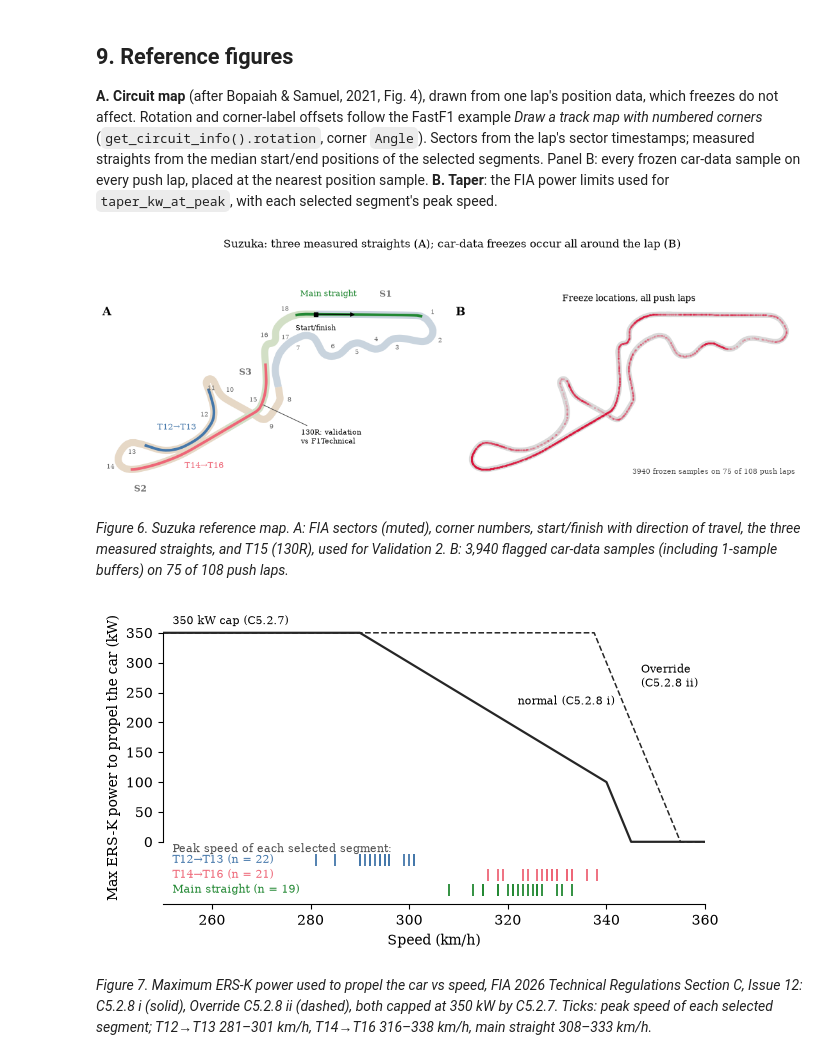
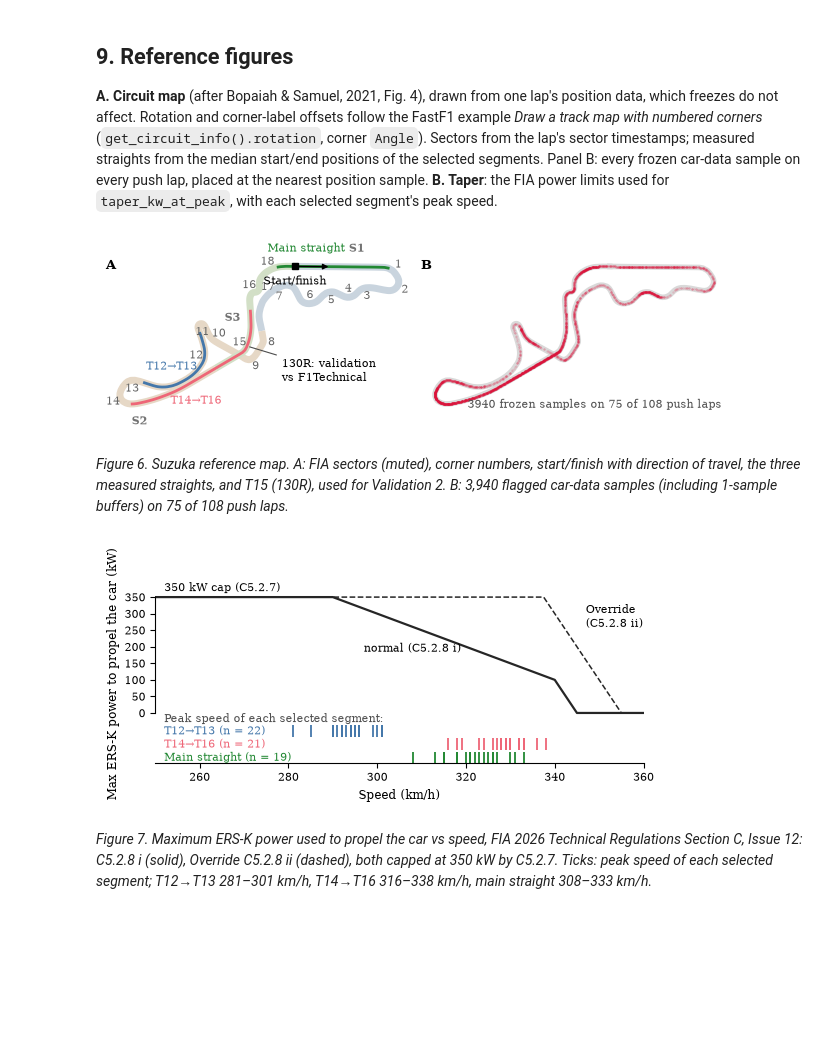
Before and after one commit to see7ien/Flat-Out, a Jupyter notebook: 01_japan_validation.ipynb, the cells around one changed output. Cells and saved outputs as stored; diff of their text form; code cells hidden in the pictures; blank space fills up the shorter version.

```diff
--- a/01_japan_validation.ipynb
+++ b/01_japan_validation.ipynb
@@ -879,62 +879,67 @@ xy, xyd = rotate(pos[["X", "Y"]].to_numpy(), ang), xy_cumdist(pos)
 pt = pos["SessionTime"].dt.total_seconds().to_numpy()
 i1, i2 = (int(np.abs(pt - ref[c].total_seconds()).argmin()) for c in ("Sector1SessionTime", "Sector2SessionTime"))
 
-fig, (axA, axB) = plt.subplots(1, 2, figsize=(11, 4.6), layout="constrained")
+fig, (axA, axB) = plt.subplots(1, 2, figsize=(FULL_W, 2.9), layout="constrained")
 taken = []
 for n, c in corners.iterrows():
     off = rotate([600, 0], c.Angle / 180 * np.pi)
     pc = rotate([c.X + off[0], c.Y + off[1]], ang)
-    axA.text(*pc, str(n), fontsize=7, color="0.4", ha="center", va="center")
+    axA.text(*pc, str(n), fontsize=8, color="0.4", ha="center", va="center")
     taken.append(pc)
 p15 = rotate([corners.loc[15, "X"], corners.loc[15, "Y"]], ang)
 note = p15 + np.array([2500, -2500])
 axA.annotate("130R: validation\nvs F1Technical", xy=p15, xytext=note, fontsize=8, arrowprops=dict(arrowstyle="-", color="0.3", lw=0.8))
 taken.append(note)
 for (a, b), col, name in zip([(0, i1 + 1), (i1, i2 + 1), (i2, len(xy))], ["#c9d4de", "#e6d8c6", "#d2dfc6"], ["S1", "S2", "S3"]):
-    axA.plot(*xy[a:b].T, color=col, lw=8, solid_capstyle="butt", zorder=1)
-    place_label(axA, xy, np.linspace(a, b - 1, 7).astype(int)[1:-1], name, taken, fontsize=10, color="0.45", fontweight="bold")
+    axA.plot(*xy[a:b].T, color=col, lw=5, solid_capstyle="butt", zorder=1)
+    place_label(axA, xy, np.linspace(a, b - 1, 7).astype(int)[1:-1], name, taken, fontsize=8, color="0.45", fontweight="bold")
 
 ms = main_straight
 spans = {"T13": [(straights.loc[straights.Label == "T13", "StartPos_m"].median(), straights.loc[straights.Label == "T13", "EndPos_m"].median())],
          "T16": [(straights.loc[straights.Label == "T16", "StartPos_m"].median(), straights.loc[straights.Label == "T16", "EndPos_m"].median())],
          "T1": [(xyd[-1] + ms.start_m.median(), xyd[-1]), (0, ms.end_m.median())]}
 names = {"T13": "T12→T13", "T16": "T14→T16", "T1": "Main straight"}
 for lab, parts in spans.items():
     for lo, hi in parts:
         m = (xyd >= lo) & (xyd <= hi)
-        axA.plot(*xy[m].T, color=STRAIGHT_COLORS[lab], lw=3, zorder=2)
+        axA.plot(*xy[m].T, color=STRAIGHT_COLORS[lab], lw=2, zorder=2)
     lo, hi = parts[-1]
     i_mid = int(np.abs(xyd - (lo + hi) / 2).argmin())
-    place_label(axA, xy, range(max(i_mid - 10, 0), min(i_mid + 11, len(xy)), 5), names[lab], taken, fontsize=9, color=STRAIGHT_COLORS[lab])
+    place_label(axA, xy, range(max(i_mid - 10, 0), min(i_mid + 11, len(xy)), 5), names[lab], taken, fontsize=8, color=STRAIGHT_COLORS[lab])
 
-axA.plot(*xy[0], marker="s", color="black", ms=5, zorder=3)
+axA.plot(*xy[0], marker="s", color="black", ms=4, zorder=3)
 axA.text(xy[0][0], xy[0][1] - 650, "Start/finish", fontsize=8, ha="center", va="top")
 k = int(np.abs(xyd - 250).argmin())
 axA.annotate("", xy=xy[k], xytext=xy[0], arrowprops=dict(arrowstyle="-|>", color="black", lw=1), zorder=4)
 
 fx, fy, nlap = [], [], 0
 for _, lap in push.iterlaps():
     car = lap.get_car_data()
     t_fz = car.loc[freeze_mask(car)[0], "SessionTime"].dt.total_seconds().to_numpy()
     if len(t_fz):
         nlap += 1
         p = lap.get_pos_data(pad=1, pad_side="both")
         j = np.abs(p["SessionTime"].dt.total_seconds().to_numpy()[:, None] - t_fz[None, :]).argmin(axis=0)
         r = rotate(p[["X", "Y"]].to_numpy()[j], ang)
         fx += list(r[:, 0]); fy += list(r[:, 1])
-axB.plot(*xy.T, color="0.85", lw=6, zorder=1)
-axB.scatter(fx, fy, s=5, color="crimson", alpha=0.15, lw=0, zorder=2)
+axB.plot(*xy.T, color="0.85", lw=4, zorder=1)
+axB.scatter(fx, fy, s=3, color="crimson", alpha=0.15, lw=0, zorder=2)
 axB.text(0.98, 0.02, f"{len(fx)} frozen samples on {nlap} of {len(push)} push laps", transform=axB.transAxes, fontsize=8, color="0.3", ha="right")
 
+letters = []
 for ax, letter in [(axA, "A"), (axB, "B")]:
     ax.set_aspect("equal"); ax.axis("off")
-    ax.text(0, 1, letter, transform=ax.transAxes, fontsize=13, fontweight="bold", va="top")
-axB.set_title("Freeze locations, all push laps", fontsize=10)
-fig.suptitle("Suzuka: three measured straights (A); car-data freezes occur all around the lap (B)", fontsize=12)
+    letters.append(ax.text(0, 1, letter, transform=ax.transAxes, fontsize=9, fontweight="bold", va="top"))
 fig.savefig(FIG / "fig_suzuka_map.pdf")
+for t in letters:
+    t.set_visible(False)
+for ax, name in [(axA, "fig_suzuka_map_a.pdf"), (axB, "fig_suzuka_map_b.pdf")]:  # single panels for the report (main text / appendix)
+    fig.savefig(FIG / name, bbox_inches=ax.get_tightbbox(fig.canvas.get_renderer()).transformed(fig.dpi_scale_trans.inverted()).padded(0.03))
+for t in letters:
+    t.set_visible(True)
 plt.show()
 # %% [output]
-[figure, old version]
+[figure, new version]
 # %%
 caption("Figure", "map", f"Suzuka reference map. A: FIA sectors (muted), corner numbers, start/finish with direction of travel, the three measured straights, "
         f"and T15 (130R), used for Validation 2. B: {len(fx):,} flagged car-data samples (including 1-sample buffers) on {nlap} of {len(push)} push laps.")
@@ -942,27 +947,27 @@ caption("Figure", "map", f"Suzuka reference map. A: FIA sectors (muted), corner
 *Figure 6. Suzuka reference map. A: FIA sectors (muted), corner numbers, start/finish with direction of travel, the three measured straights, and T15 (130R), used for Validation 2. B: 3,940 flagged car-data samples (including 1-sample buffers) on 75 of 108 push laps.*
 # %%
 v = np.linspace(250, 360, 1101)
-fig, ax = plt.subplots(figsize=(7, 3.8))
+fig, ax = plt.subplots(figsize=(FULL_W, 2.3))
 ax.plot(v, taper_kw(v), color="0.15", lw=1.6)
 ax.plot(v, np.minimum(np.where(v < 355, 7100 - 20 * v, 0), 350), color="0.15", lw=1.1, ls="--")  # C5.2.8 ii, C5.2.7 cap
-ax.text(322, 230, "normal (C5.2.8 i)", fontsize=8)
+ax.text(297, 185, "normal (C5.2.8 i)", fontsize=8)
 ax.text(347, 260, "Override\n(C5.2.8 ii)", fontsize=8)
 ax.text(252, 360, "350 kW cap (C5.2.7)", fontsize=8, va="bottom")
-ax.text(252, -12, "Peak speed of each selected segment:", fontsize=8, va="center", color="0.3")
+ax.text(252, -18, "Peak speed of each selected segment:", fontsize=8, va="center", color="0.3")
 
 bands = {"T13": "T12→T13", "T16": "T14→T16", "T1": "Main straight"}
 for i, (lab, name) in enumerate(bands.items()):
     pk = segments.loc[segments.Label == lab, "peak_speed"]
-    y = -30 - 25 * i
+    y = -55 - 40 * i
     ax.plot(pk, np.full(len(pk), y), "|", ms=9, mew=1.3, color=STRAIGHT_COLORS[lab])
     ax.text(252, y, f"{name} (n = {len(pk)})", fontsize=8, va="center", color=STRAIGHT_COLORS[lab])
-ax.set(xlim=(250, 360), ylim=(-105, 385), xlabel="Speed (km/h)", ylabel="Max ERS-K power to propel the car (kW)")
+ax.set(xlim=(250, 360), ylim=(-150, 385), xlabel="Speed (km/h)", ylabel="Max ERS-K power to propel the car (kW)")
 ax.set_yticks(range(0, 351, 50))
 ax.spines["left"].set_bounds(0, 350)
 fig.savefig(FIG / "fig_taper.pdf")
 plt.show()
 # %% [output]
-[figure, old version]
+[figure, new version]
 # %%
 _pk = {k: segments.loc[segments.Label == k, "peak_speed"] for k in ["T13", "T16", "T1"]}
 caption("Figure", "taper", "Maximum ERS-K power used to propel the car vs speed, FIA 2026 Technical Regulations Section C, Issue 12: C5.2.8 i (solid), "
```
Also changed, not shown: parts of 8 cells of this notebook, 33 other files.
